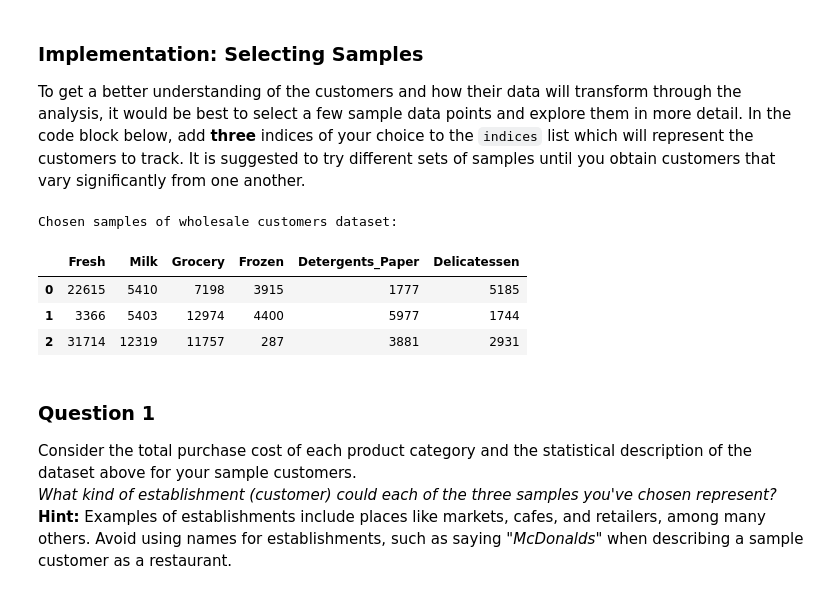
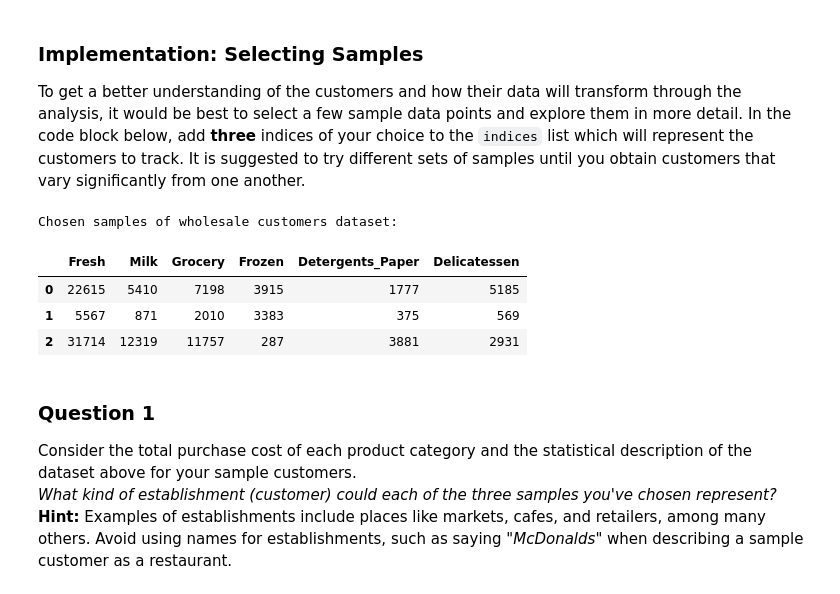
Before and after one commit to WemboLi/machine-learning, a Jupyter notebook: projects/customer_segments/customer_segments.ipynb, the cells around one changed output. Saved outputs shown, nothing was run; the diff lists cells and outputs as text; code cells hidden in the pictures.

```diff
--- a/projects/customer_segments/customer_segments.ipynb
+++ b/projects/customer_segments/customer_segments.ipynb
@@ -60,17 +60,17 @@ display(data.describe())
 To get a better understanding of the customers and how their data will transform through the analysis, it would be best to select a few sample data points and explore them in more detail. In the code block below, add **three** indices of your choice to the `indices` list which will represent the customers to track. It is suggested to try different sets of samples until you obtain customers that vary significantly from one another.
 # %%
 # TODO: Select three indices of your choice you wish to sample from the dataset
-indices = [4, 10, 12]
+indices = [4, 21, 12]
 
 # Create a DataFrame of the chosen samples
 samples = pd.DataFrame(data.loc[indices], columns = data.keys()).reset_index(drop = True)
 print "Chosen samples of wholesale customers dataset:"
 display(samples)
 # %% [output]
 Chosen samples of wholesale customers dataset:
 |  | Fresh | Milk | Grocery | Frozen | Detergents_Paper | Delicatessen |
 | 0 | 22615 | 5410 | 7198 | 3915 | 1777 | 5185 |
-| 1 | 3366 | 5403 | 12974 | 4400 | 5977 | 1744 |
+| 1 | 5567 | 871 | 2010 | 3383 | 375 | 569 |
 | 2 | 31714 | 12319 | 11757 | 287 | 3881 | 2931 |
 # %% [markdown]
 ### Question 1
```
Also changed, not shown: parts of 32 cells of this notebook.
